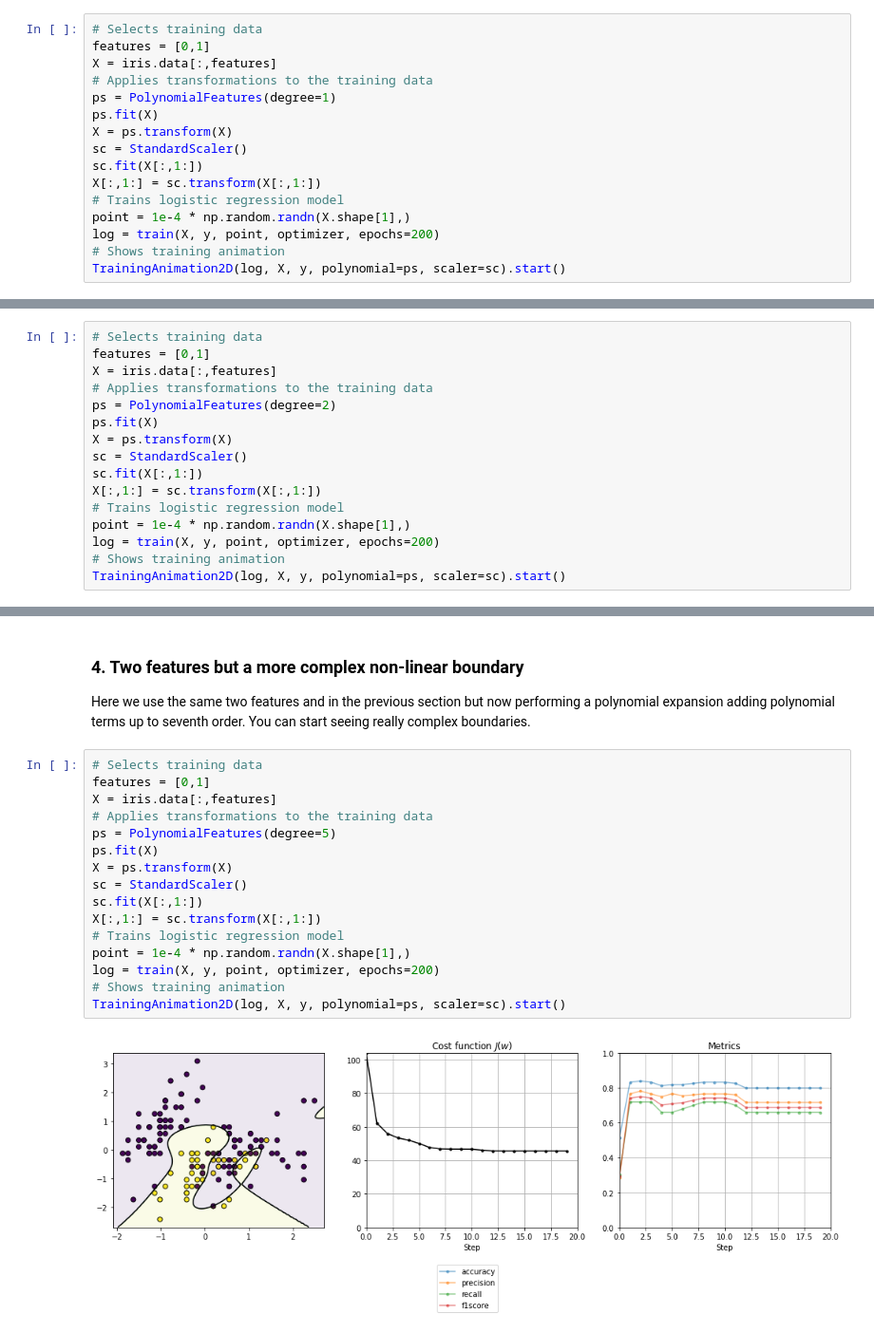
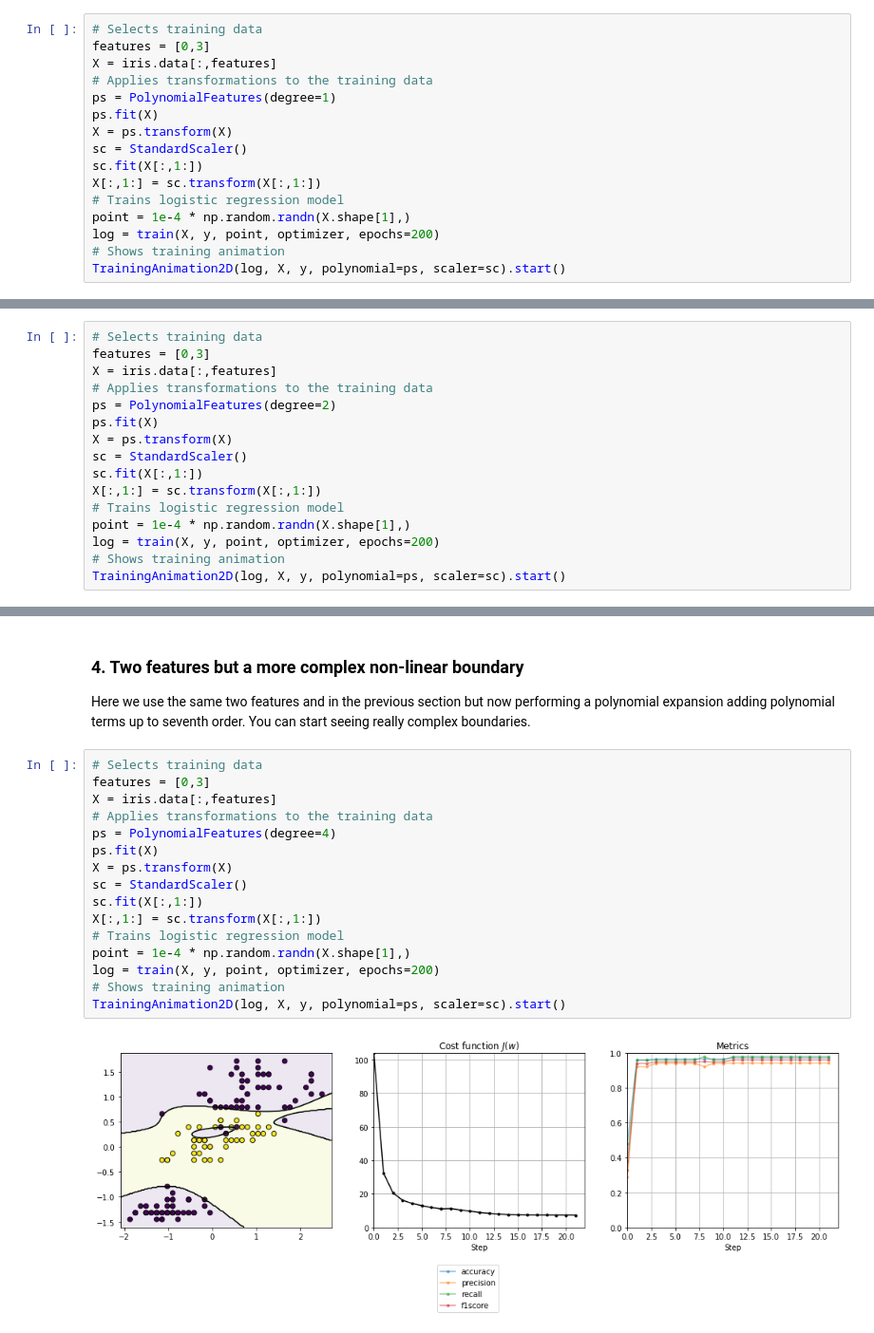
Before and after one commit to alejandECE/ml-examples, a Jupyter notebook: logistic regression/logistic iris 2d (custom).ipynb, the cells around one changed output, grey strips where cells are left out. Shown at 95% size. Cells and saved outputs as stored; diff of their text form.

```diff
--- a/logistic regression/logistic iris 2d (custom).ipynb
+++ b/logistic regression/logistic iris 2d (custom).ipynb
@@ -28,7 +28,7 @@ optimizer = NewtonsMethodOptimizer()
 In this section we select only two features from the four available and try to fit a logistic regression model. We do not use any polynomial term so the result is a linear boundary. Clearly there is no perfect linear separatation between both classes based only on these two features.
 # %%
 # Selects training data
-features = [0,1]
+features = [0,3]
 X = iris.data[:,features]
 # Applies transformations to the training data
 ps = PolynomialFeatures(degree=1)
@@ -49,7 +49,7 @@ TrainingAnimation2D(log, X, y, polynomial=ps, scaler=sc).start()
 Here we use the same two features and in the previous section but now performing a polynomial expansion adding second order terms.
 # %%
 # Selects training data
-features = [0,1]
+features = [0,3]
 X = iris.data[:,features]
 # Applies transformations to the training data
 ps = PolynomialFeatures(degree=2)
@@ -70,19 +70,19 @@ TrainingAnimation2D(log, X, y, polynomial=ps, scaler=sc).start()
 Here we use the same two features and in the previous section but now performing a polynomial expansion adding polynomial terms up to seventh order. You can start seeing really complex boundaries.
 # %%
 # Selects training data
-features = [0,1]
+features = [0,3]
 X = iris.data[:,features]
 # Applies transformations to the training data
-ps = PolynomialFeatures(degree=5)
+ps = PolynomialFeatures(degree=4)
 ps.fit(X)
 X = ps.transform(X)
 sc = StandardScaler()
 sc.fit(X[:,1:])
 X[:,1:] = sc.transform(X[:,1:])
 # Trains logistic regression model
 point = 1e-4 * np.random.randn(X.shape[1],)
 log = train(X, y, point, optimizer, epochs=200)
 # Shows training animation
 TrainingAnimation2D(log, X, y, polynomial=ps, scaler=sc).start()
 # %% [output]
-[figure, old version]
+[figure, new version]
```
Also changed, not shown: parts of 2 cells of this notebook, 1 other file.
